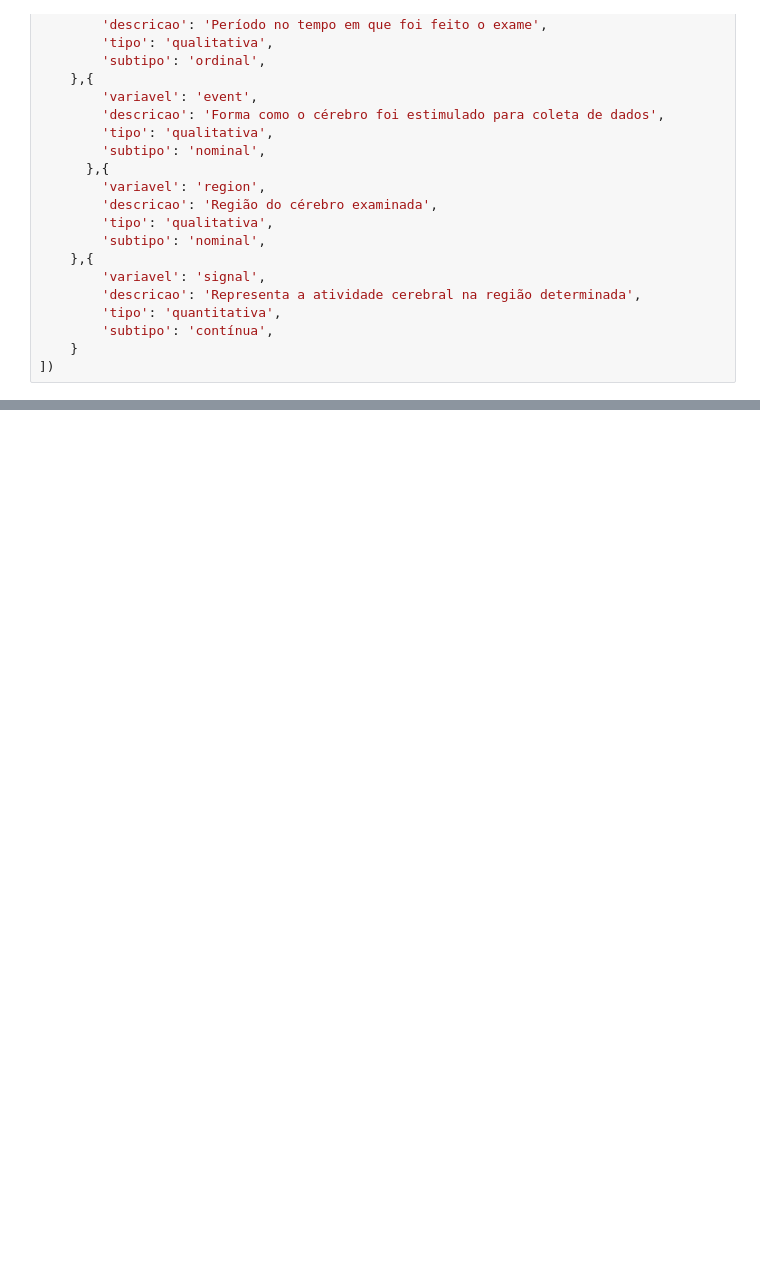
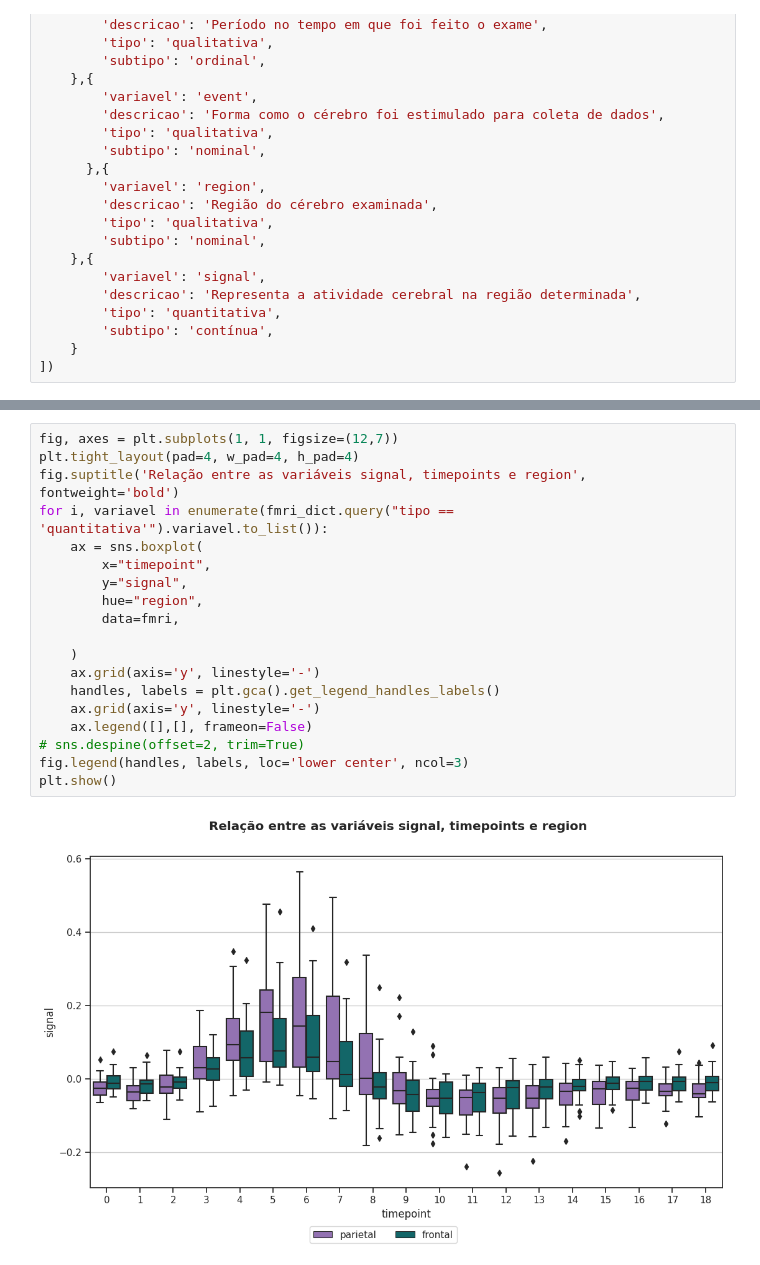
Before and after one commit to depaula304/avanti-bootcamp-cdd, a Jupyter notebook: notebooks/01-exploratory_data_analysis.ipynb, the cells around one changed output, grey strips where cells are left out. Drawn from its saved outputs; the diff is of its cells as text; blank space fills up the shorter version.

```diff
--- a/notebooks/01-exploratory_data_analysis.ipynb
+++ b/notebooks/01-exploratory_data_analysis.ipynb
@@ -56,0 +214,21 @@ fmri_dict.to_csv('../data/external/fmri_dict.csv', index=False)
+# %%
+fig, axes = plt.subplots(1, 1, figsize=(12,7))
+plt.tight_layout(pad=4, w_pad=4, h_pad=4)
+fig.suptitle('Relação entre as variáveis signal, timepoints e region', fontweight='bold')
+for i, variavel in enumerate(fmri_dict.query("tipo == 'quantitativa'").variavel.to_list()):
+    ax = sns.boxplot(
+        x="timepoint",
+        y="signal",
+        hue="region",
+        data=fmri,
+
+    )
+    ax.grid(axis='y', linestyle='-')
+    handles, labels = plt.gca().get_legend_handles_labels()
+    ax.grid(axis='y', linestyle='-')
+    ax.legend([],[], frameon=False)
+# sns.despine(offset=2, trim=True)
+fig.legend(handles, labels, loc='lower center', ncol=3)
+plt.show()
+# %% [output]
+[figure, added]
```
Also changed, not shown: parts of 34 cells of this notebook, 1 other file.
